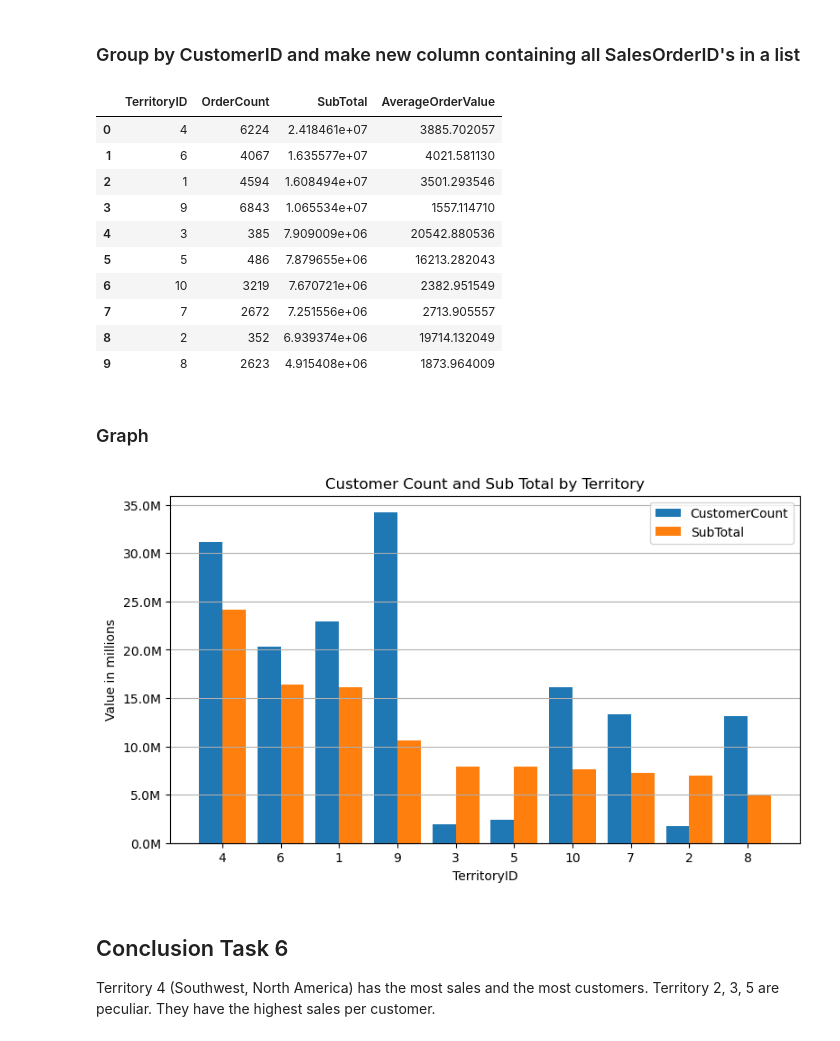
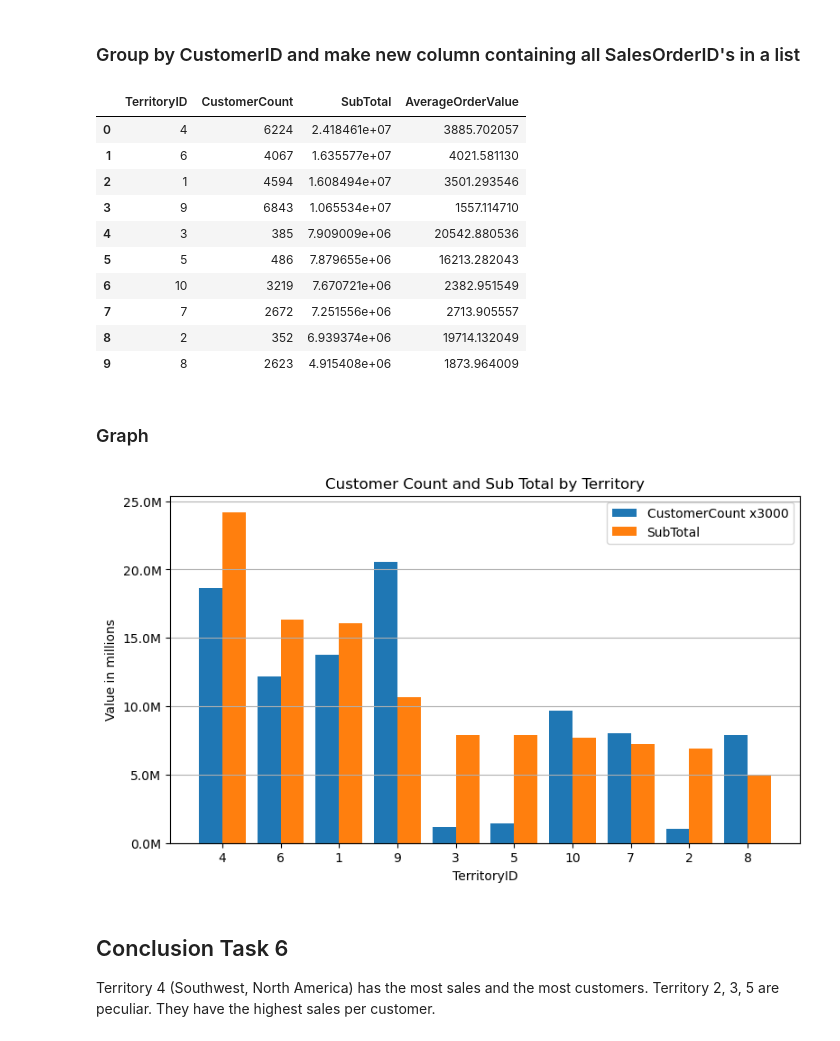
Before and after one commit to markusgunnar/AdventureWorks2025, a Jupyter notebook: Results_Rework.ipynb, the cells around one changed output. Saved outputs shown, nothing was run; the diff lists cells and outputs as text; code cells hidden in the pictures.

```diff
--- a/Results_Rework.ipynb
+++ b/Results_Rework.ipynb
@@ -546,13 +663,13 @@ all_sales_territory = (
     .groupby("TerritoryID", as_index=False)
     .agg({"TerritoryID": "first", "CustomerID": len, "SubTotal": "sum"})
 )
-all_sales_territory.rename(columns={"CustomerID": "OrderCount"}, inplace=True)
+all_sales_territory.rename(columns={"CustomerID": "CustomerCount"}, inplace=True)
 all_sales_territory = all_sales_territory.sort_values(by="SubTotal", ascending=False).reset_index(drop=True)
-all_sales_territory["AverageOrderValue"] = all_sales_territory["SubTotal"] / all_sales_territory["OrderCount"]
+all_sales_territory["AverageOrderValue"] = all_sales_territory["SubTotal"] / all_sales_territory["CustomerCount"]
 
 all_sales_territory
 # %% [output]
-|  | TerritoryID | OrderCount | SubTotal | AverageOrderValue |
+|  | TerritoryID | CustomerCount | SubTotal | AverageOrderValue |
 | 0 | 4 | 6224 | 2.418461e+07 | 3885.702057 |
 | 1 | 6 | 4067 | 1.635577e+07 | 4021.581130 |
 | 2 | 1 | 4594 | 1.608494e+07 | 3501.293546 |
@@ -568,22 +685,22 @@ all_sales_territory
 # %%
 x = np.arange(len(all_sales_territory))
 width = 0.4
 
 fig, ax = plt.subplots(figsize=(9, 5))
 
-ax.bar(x - width/2, all_sales_territory["CustomerCount"]*5000, width, label="CustomerCount")
+ax.bar(x - width/2, all_sales_territory["CustomerCount"]*3000, width, label="CustomerCount x3000")
 ax.bar(x + width/2, all_sales_territory["SubTotal"], width, label="SubTotal")
 ax.yaxis.set_major_formatter(ticker.FuncFormatter(millions))
 ax.set_xticks(x, all_sales_territory["TerritoryID"])
 ax.set_xlabel("TerritoryID")
 ax.set_ylabel("Value in millions")
 ax.set_title("Customer Count and Sub Total by Territory")
 ax.grid(axis="y")
 ax.legend()
 
 plt.show()
 # %% [output]
-[figure, old version]
+[figure, new version]
 # %% [markdown]
 ## Conclusion Task 6
 Territory 4 (Southwest, North America) has the most sales and the most customers.
```
Also changed, not shown: parts of 18 cells of this notebook.
